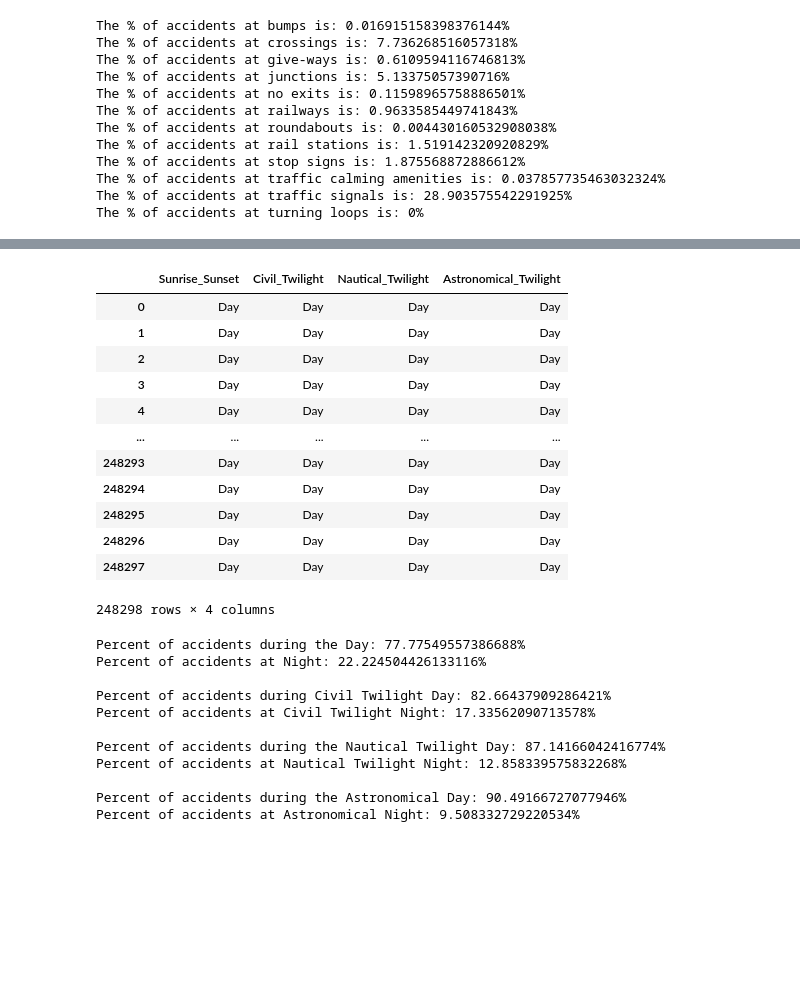
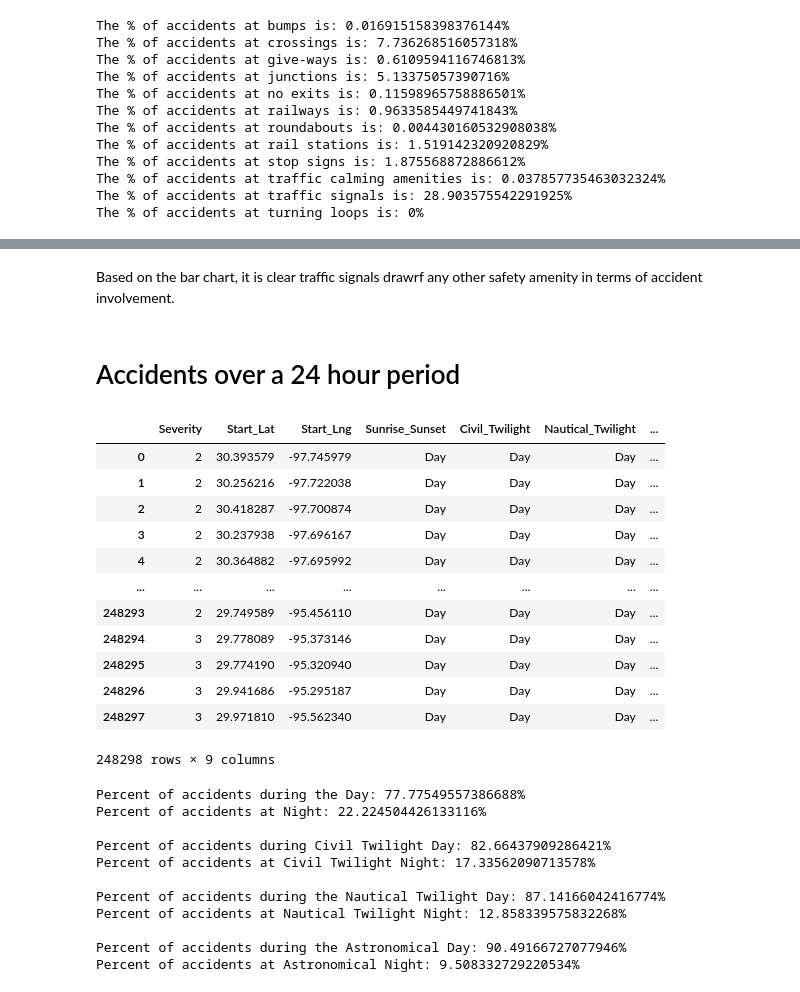
Before and after one commit to ykrasnikov/US-Traffic-Accidents, a Jupyter notebook: amenities-and-time-of-day/cars_vs_ammenities_texas.ipynb, the cells around one changed output, grey strips where cells are left out. Saved outputs shown, nothing was run; the diff lists cells and outputs as text; code cells hidden in the pictures; blank space fills up the shorter version.

```diff
--- a/amenities-and-time-of-day/cars_vs_ammenities_texas.ipynb
+++ b/amenities-and-time-of-day/cars_vs_ammenities_texas.ipynb
@@ -196,21 +181,25 @@ us_accident_data[(us_accident_data["State"] == "TX")]
+# %% [markdown]
+Based on the bar chart, it is clear traffic signals drawrf any other safety amenity in terms of accident involvement.
+# %% [markdown]
+# Accidents over a 24 hour period
 # %%
 #time of day data
-time_of_day_data = tx_accident_data[["Sunrise_Sunset", "Civil_Twilight", "Nautical_Twilight", "Astronomical_Twilight"]]
+time_of_day_data = tx_accident_data[["Severity","Start_Lat", "Start_Lng", "Sunrise_Sunset", "Civil_Twilight", "Nautical_Twilight", "Astronomical_Twilight", "season_start", "h_start"]]
 time_of_day_data
 # %% [output]
-|  | Sunrise_Sunset | Civil_Twilight | Nautical_Twilight | Astronomical_Twilight |
-| 0 | Day | Day | Day | Day |
-| 1 | Day | Day | Day | Day |
-| 2 | Day | Day | Day | Day |
-| 3 | Day | Day | Day | Day |
-| 4 | Day | Day | Day | Day |
-| ... | ... | ... | ... | ... |
-| 248293 | Day | Day | Day | Day |
-| 248294 | Day | Day | Day | Day |
-| 248295 | Day | Day | Day | Day |
-| 248296 | Day | Day | Day | Day |
-| 248297 | Day | Day | Day | Day |
+|  | Severity | Start_Lat | Start_Lng | Sunrise_Sunset | Civil_Twilight | Nautical_Twilight | ... |
+| 0 | 2 | 30.393579 | -97.745979 | Day | Day | Day | ... |
+| 1 | 2 | 30.256216 | -97.722038 | Day | Day | Day | ... |
+| 2 | 2 | 30.418287 | -97.700874 | Day | Day | Day | ... |
+| 3 | 2 | 30.237938 | -97.696167 | Day | Day | Day | ... |
+| 4 | 2 | 30.364882 | -97.695992 | Day | Day | Day | ... |
+| ... | ... | ... | ... | ... | ... | ... | ... |
+| 248293 | 2 | 29.749589 | -95.456110 | Day | Day | Day | ... |
+| 248294 | 3 | 29.778089 | -95.373146 | Day | Day | Day | ... |
+| 248295 | 3 | 29.774190 | -95.320940 | Day | Day | Day | ... |
+| 248296 | 3 | 29.941686 | -95.295187 | Day | Day | Day | ... |
+| 248297 | 3 | 29.971810 | -95.562340 | Day | Day | Day | ... |
-248298 rows × 4 columns
+248298 rows × 9 columns
 # %%
 # percent of accidents happening at day and night
 sunrise_sunset = time_of_day_data.groupby(["Sunrise_Sunset"]).size()
```
Also changed, not shown: parts of 27 cells of this notebook, 5 other files.
